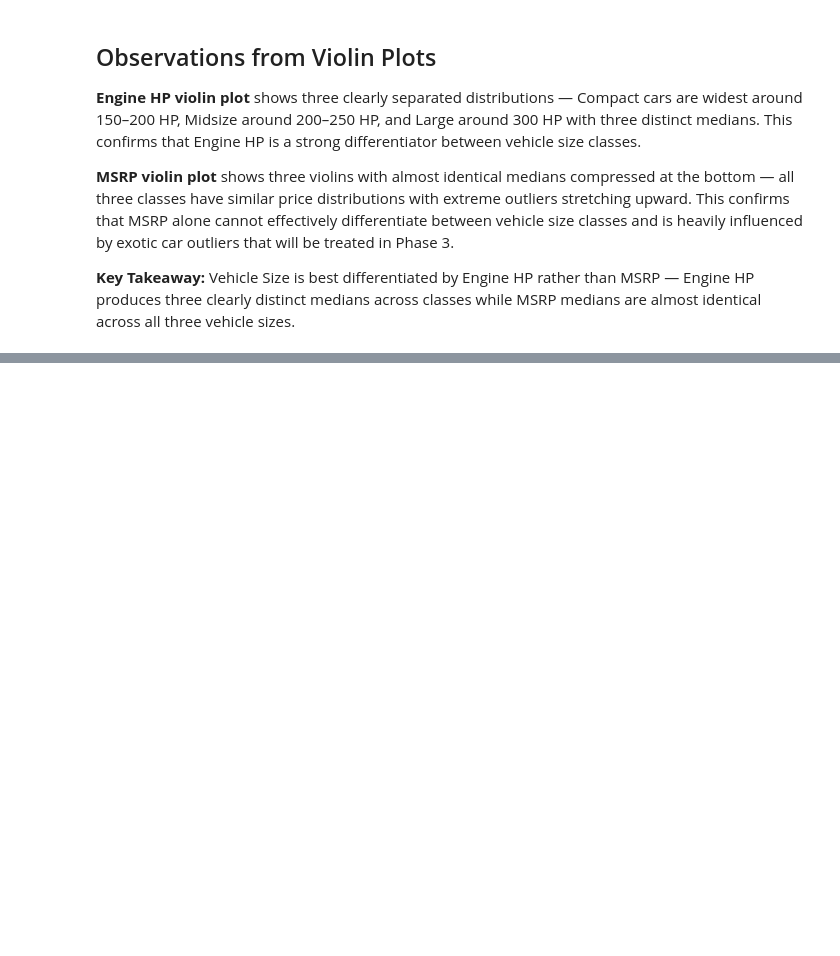
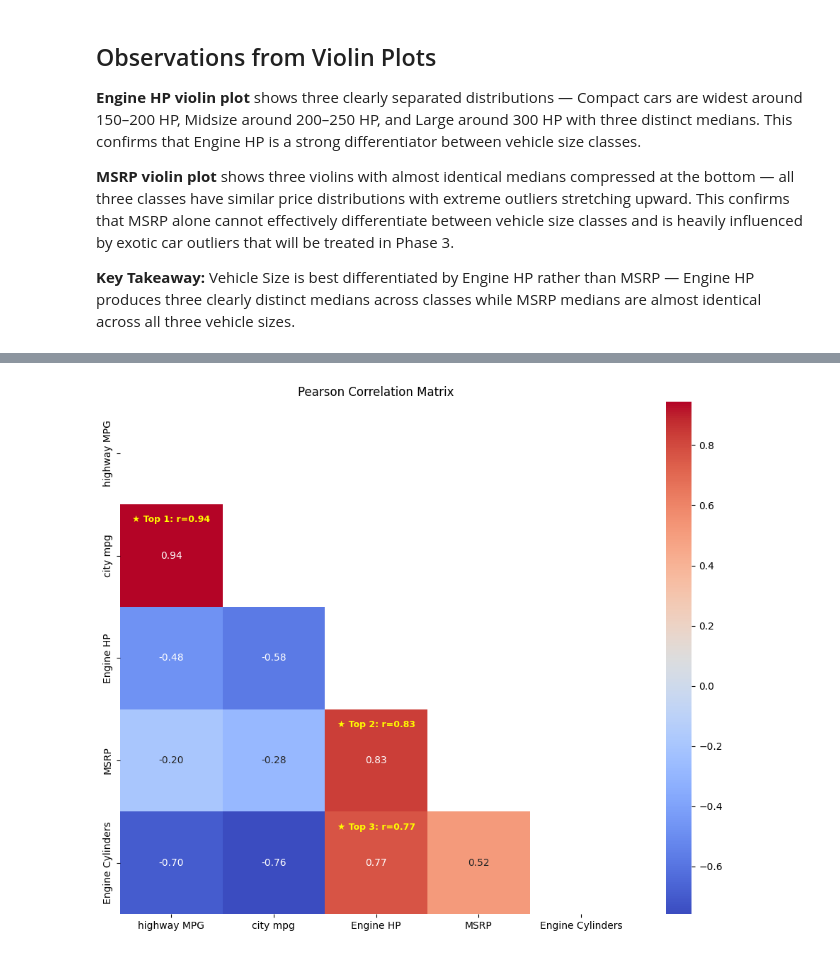
Before and after one commit to husnainalix77/automotive-price-predictor, a Jupyter notebook: notebook/automotive-price-analysis.ipynb, the cells around one changed output, grey strips where cells are left out. Drawn from its saved outputs; the diff is of its cells as text; code cells hidden in the pictures; blank space fills up the shorter version.

```diff
--- a/notebook/automotive-price-analysis.ipynb
+++ b/notebook/automotive-price-analysis.ipynb
@@ -649,0 +1043,32 @@ Midsize and Large vehicles.
+# %%
+# Our Top 3 Strongest Correlations
+# From Phase 2.3 heatmap:
+
+# highway MPG vs city mpg → r = 0.89
+# Engine HP vs MSRP → r = 0.66
+# Engine HP vs Engine Cylinders → r = 0.78
+features = ["highway MPG", "city mpg", "Engine HP", "MSRP", "Engine Cylinders"]
+corr = df[features].corr()
+
+mask = np.triu(np.ones_like(corr)) # Mask hides the upper triangle of the correlation matrix to avoid showing the same correlation value twice
+
+fig, ax = plt.subplots(figsize=(10, 8))
+sns.heatmap(corr, mask=mask, annot=True,
+            cmap="coolwarm", fmt=".2f", square=True, ax=ax)
+
+
+# Annotate top 3 strongest correlations
+ax.annotate("★ Top 1: r=0.94", xy=(0.5, 1.15), fontsize=9,
+            color='yellow', ha='center', va='center', fontweight='bold')
+
+ax.annotate("★ Top 2: r=0.83", xy=(2.5, 3.15), fontsize=9,
+            color='yellow', ha='center', va='center', fontweight='bold')
+
+ax.annotate("★ Top 3: r=0.77", xy=(2.5, 4.15), fontsize=9,
+            color='yellow', ha='center', va='center', fontweight='bold')
+
+plt.title("Pearson Correlation Matrix")
+plt.tight_layout()
+plt.show()
+# %% [output]
+[figure, added]
```
Also changed, not shown: parts of 44 cells of this notebook, 1 other file.
